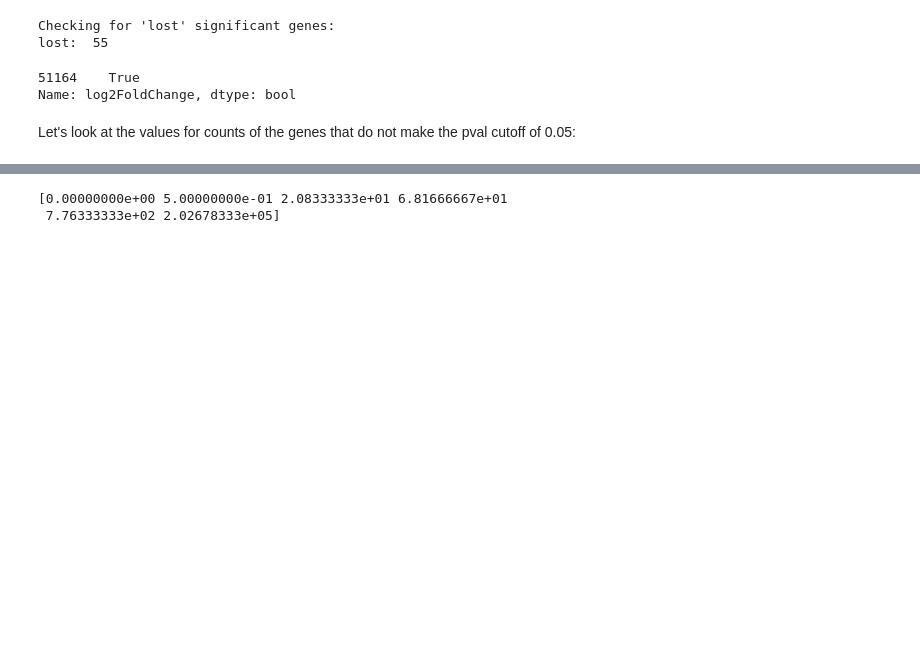
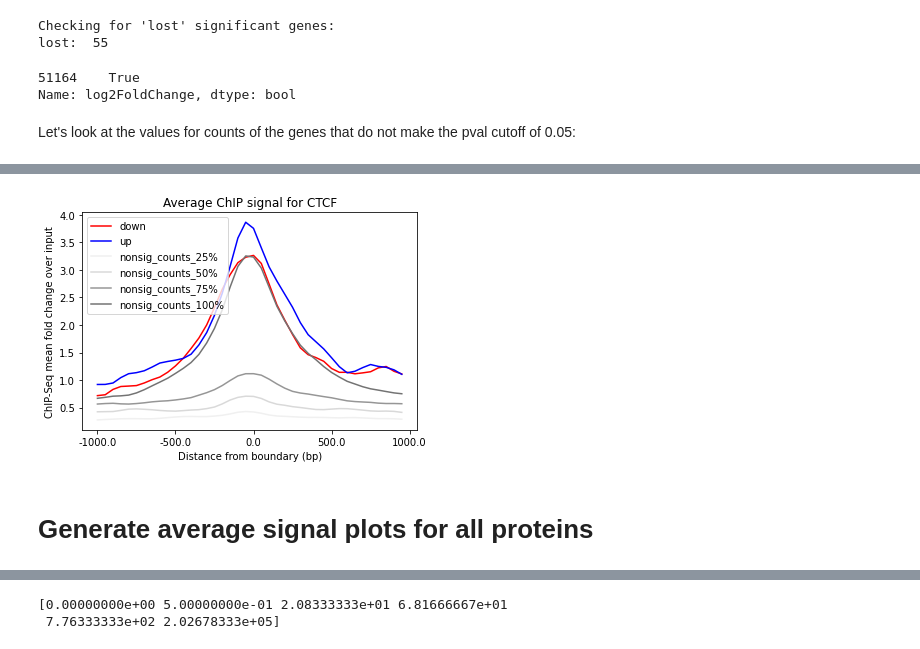
Before and after one commit to Bozhie/transcription_3Dfolding, a Jupyter notebook: transcription_3dfolding/transcription_data_analysis/20221005_dNipBL_WTexpression_background.ipynb, the cells around one changed output, grey strips where cells are left out. Saved outputs shown, nothing was run; the diff lists cells and outputs as text; code cells hidden in the pictures; blank space fills up the shorter version.

```diff
--- a/transcription_3dfolding/transcription_data_analysis/20221005_dNipBL_WTexpression_background.ipynb
+++ b/transcription_3dfolding/transcription_data_analysis/20221005_dNipBL_WTexpression_background.ipynb
@@ -239,0 +193,26 @@ day1_res_df[day1_res_df[cutoff_col].isna()]
+# %%
+cond = 'CTCF'
+
+matrix = pfn.generate_signal_matrix(
+                                day1_res_df,
+                                chip_seq_condition_dict[cond]
+                               )
+# %%
+categories = list(day1_res_df['DE_status'].unique())
+greys = ['#f0f0f0','#d9d9d9', '#969696','#737373','#525252','#252525','#000000']
+colors = ['r', 'b'] + greys[0:(len(categories)-2)]
+# %%
+pfn.plot_avg_signal(day1_res_df,
+                    matrix,
+                    'Average ChIP signal for {}'.format(cond),
+                    ax=None,
+                    DE_value_col='log2Fold_Change',
+                    agg_key='DE_status',
+                    agg_categories=categories,
+                    color_categories=colors,
+                    window_size=1000,
+                    nbins=40)
+# %% [output]
+[figure, added]
+# %% [markdown]
+# Generate average signal plots for all proteins
```
Also changed, not shown: parts of 54 cells of this notebook, 2 other files.
